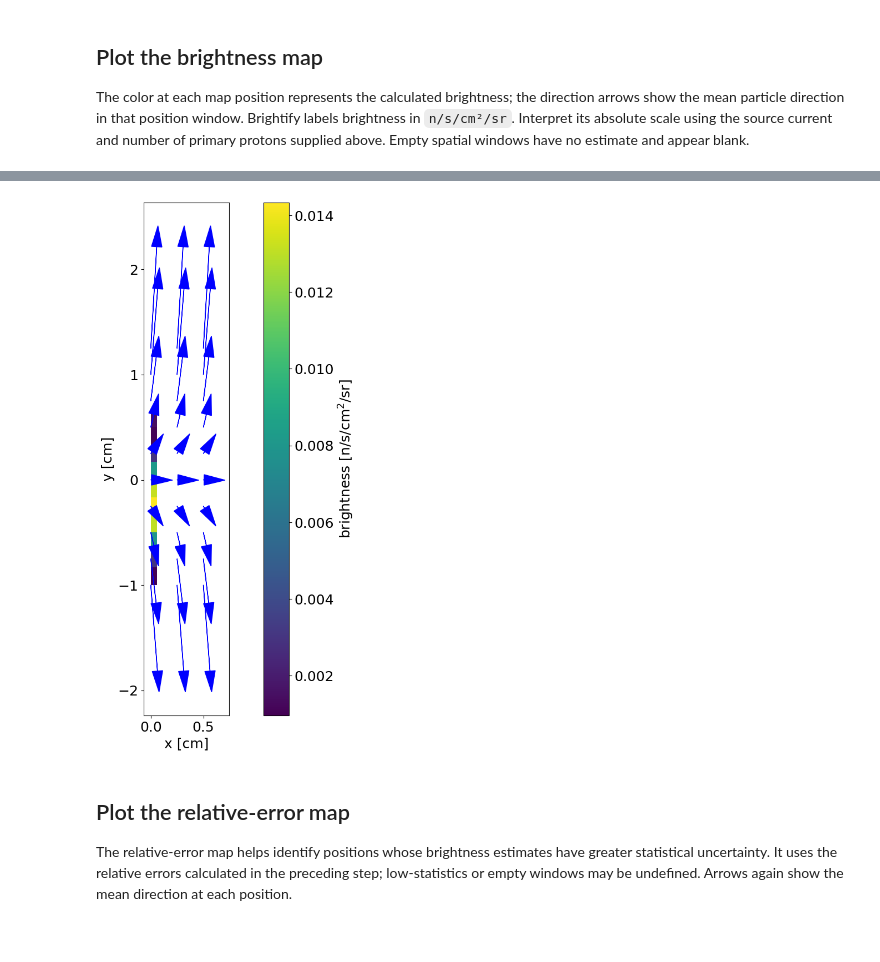
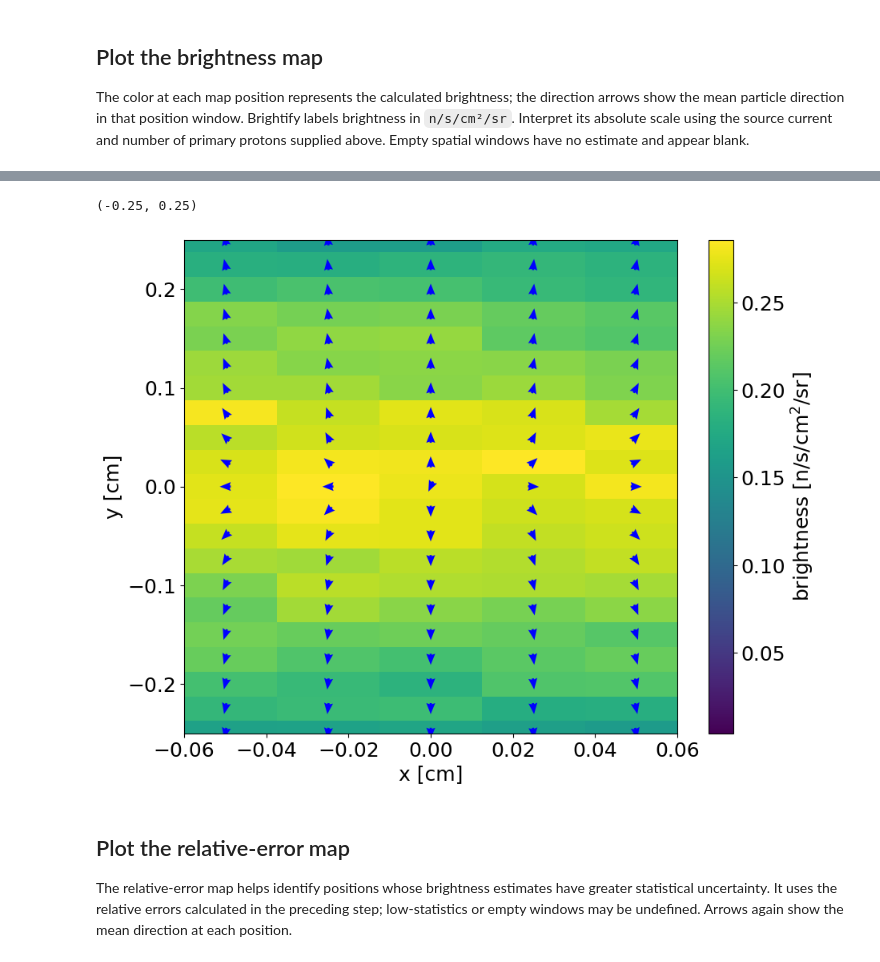
Before and after one commit to BrightnessTools/Brightify, a Jupyter notebook: examples/brightify_introduction.ipynb, the cells around one changed output, grey strips where cells are left out. Cells and saved outputs as stored; diff of their text form; code cells hidden in the pictures.

```diff
--- a/examples/brightify_introduction.ipynb
+++ b/examples/brightify_introduction.ipynb
@@ -134,9 +147,12 @@ show_arrows: whether to draw direction arrows
 File:      ~/repos/Brightify/Brightify/main.py
 Type:      method
-# %%
-flat_model.plot_brightness_map(method="mean")
-# %% [output]
-[figure, removed]
+# %%
+fig, ax = flat_model.plot_brightness_map(method="mean", square_axes=True, arrow_scale=2.0)
+ax.set_xlim(-0.06, 0.06)
+ax.set_ylim(-0.25,0.25)
+# %% [output]
+(-0.25, 0.25)
+[figure, added]
 # %% [markdown]
 ## Plot the relative-error map
 
```
Also changed, not shown: parts of 6 cells of this notebook.
